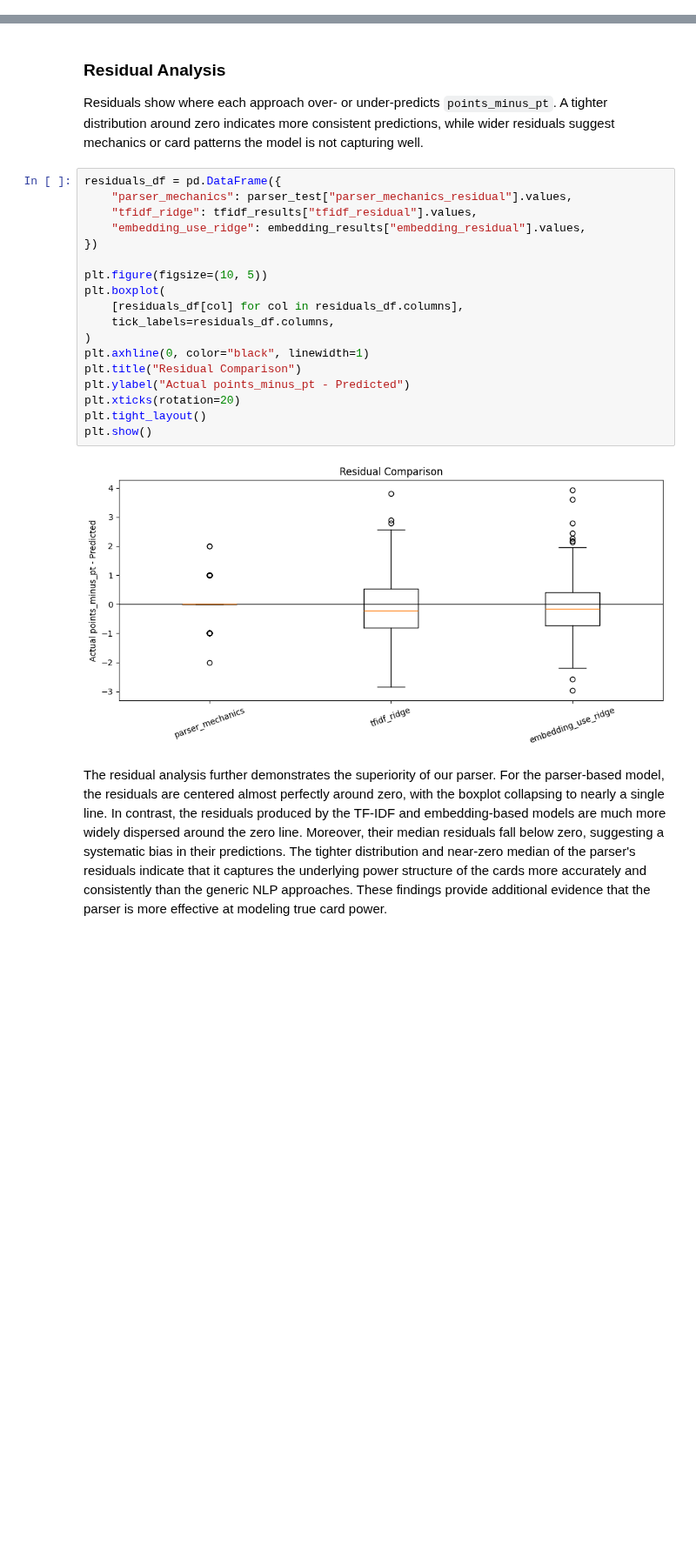
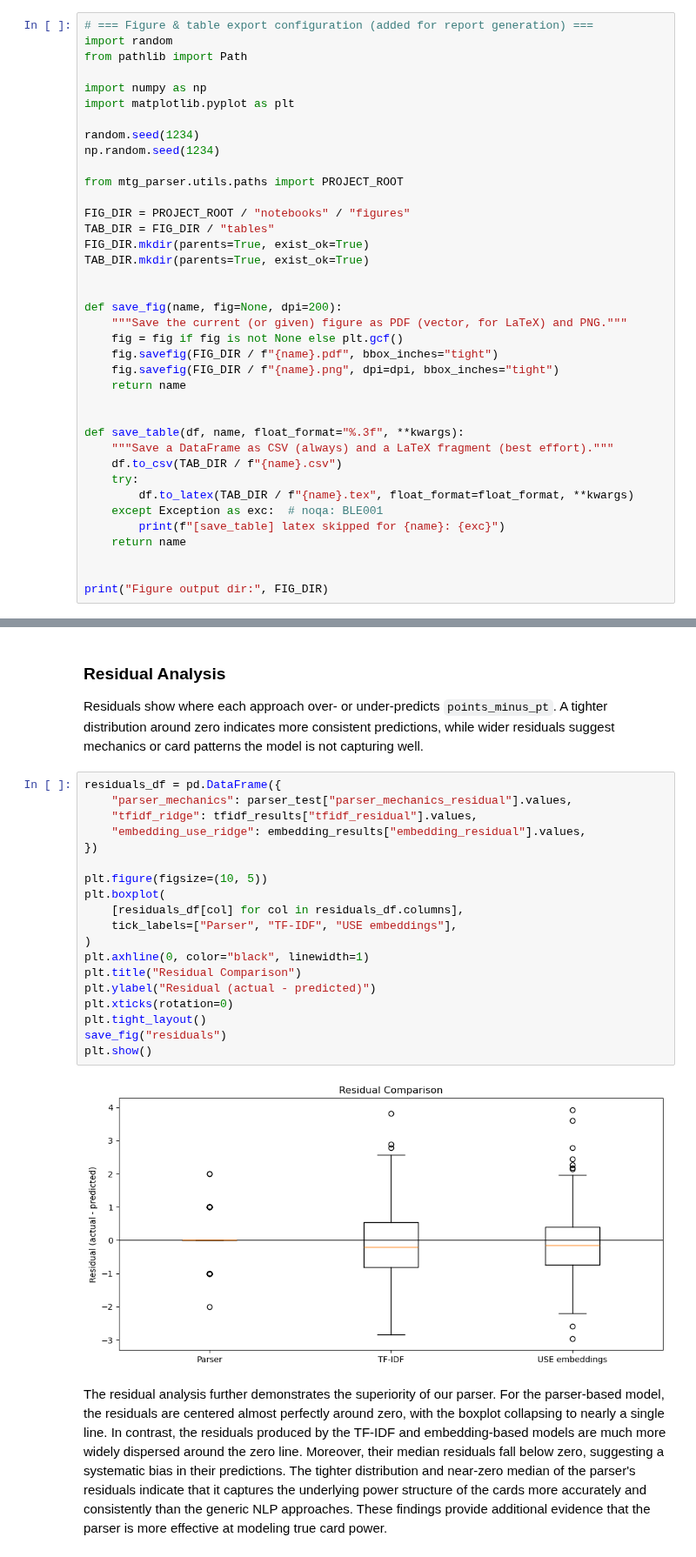
Before and after one commit to AgentSamSA/mtg-mechanics-parser, a Jupyter notebook: notebooks/IMT575_Final_Project_v2.ipynb, the cells around one changed output, grey strips where cells are left out. Shown at 87% size. Saved outputs shown, nothing was run; the diff lists cells and outputs as text; blank space fills up the shorter version.

```diff
--- a/notebooks/IMT575_Final_Project_v2.ipynb
+++ b/notebooks/IMT575_Final_Project_v2.ipynb
@@ -251,3 +251,41 @@ from mtg_parser.data.build_dataset import save_cleaned_dataset
 
 %load_ext autoreload
 %autoreload 2
+# %%
+# === Figure & table export configuration (added for report generation) ===
+import random
+from pathlib import Path
+
+import numpy as np
+import matplotlib.pyplot as plt
+
+random.seed(1234)
+np.random.seed(1234)
+
+from mtg_parser.utils.paths import PROJECT_ROOT
+
+FIG_DIR = PROJECT_ROOT / "notebooks" / "figures"
+TAB_DIR = FIG_DIR / "tables"
+FIG_DIR.mkdir(parents=True, exist_ok=True)
+TAB_DIR.mkdir(parents=True, exist_ok=True)
+
+
+def save_fig(name, fig=None, dpi=200):
+    """Save the current (or given) figure as PDF (vector, for LaTeX) and PNG."""
+    fig = fig if fig is not None else plt.gcf()
+    fig.savefig(FIG_DIR / f"{name}.pdf", bbox_inches="tight")
+    fig.savefig(FIG_DIR / f"{name}.png", dpi=dpi, bbox_inches="tight")
+    return name
+
+
+def save_table(df, name, float_format="%.3f", **kwargs):
+    """Save a DataFrame as CSV (always) and a LaTeX fragment (best effort)."""
+    df.to_csv(TAB_DIR / f"{name}.csv")
+    try:
+        df.to_latex(TAB_DIR / f"{name}.tex", float_format=float_format, **kwargs)
+    except Exception as exc:  # noqa: BLE001
+        print(f"[save_table] latex skipped for {name}: {exc}")
+    return name
+
+
+print("Figure output dir:", FIG_DIR)
@@ -522,23 +569,24 @@ Residuals show where each approach over- or under-predicts `points_minus_pt`. A
 # %%
 residuals_df = pd.DataFrame({
     "parser_mechanics": parser_test["parser_mechanics_residual"].values,
     "tfidf_ridge": tfidf_results["tfidf_residual"].values,
     "embedding_use_ridge": embedding_results["embedding_residual"].values,
 })
 
 plt.figure(figsize=(10, 5))
 plt.boxplot(
     [residuals_df[col] for col in residuals_df.columns],
-    tick_labels=residuals_df.columns,
+    tick_labels=["Parser", "TF-IDF", "USE embeddings"],
 )
 plt.axhline(0, color="black", linewidth=1)
 plt.title("Residual Comparison")
-plt.ylabel("Actual points_minus_pt - Predicted")
-plt.xticks(rotation=20)
+plt.ylabel("Residual (actual - predicted)")
+plt.xticks(rotation=0)
 plt.tight_layout()
+save_fig("residuals")
 plt.show()
 # %% [output]
-[figure, old version]
+[figure, new version]
 # %% [markdown]
 The residual analysis further demonstrates the superiority of our parser. For the parser-based model, the residuals are centered almost perfectly around zero, with the boxplot collapsing to nearly a single line. In contrast, the residuals produced by the TF-IDF and embedding-based models are much more widely dispersed around the zero line. Moreover, their median residuals fall below zero, suggesting a systematic bias in their predictions. The tighter distribution and near-zero median of the parser's residuals indicate that it captures the underlying power structure of the cards more accurately and consistently than the generic NLP approaches. These findings provide additional evidence that the parser is more effective at modeling true card power.
 # %% [markdown]
```
Also changed, not shown: parts of 10 cells of this notebook, 1 other file.
